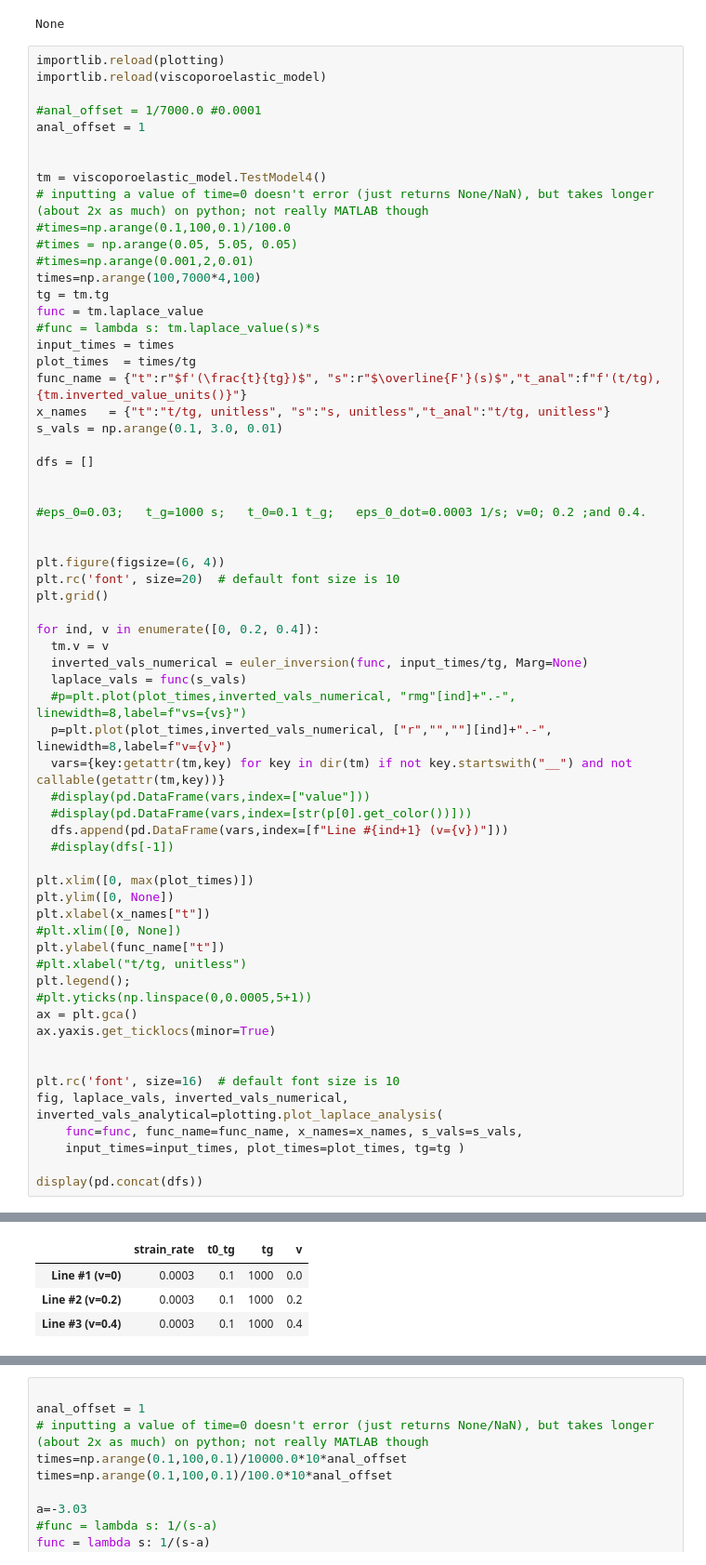
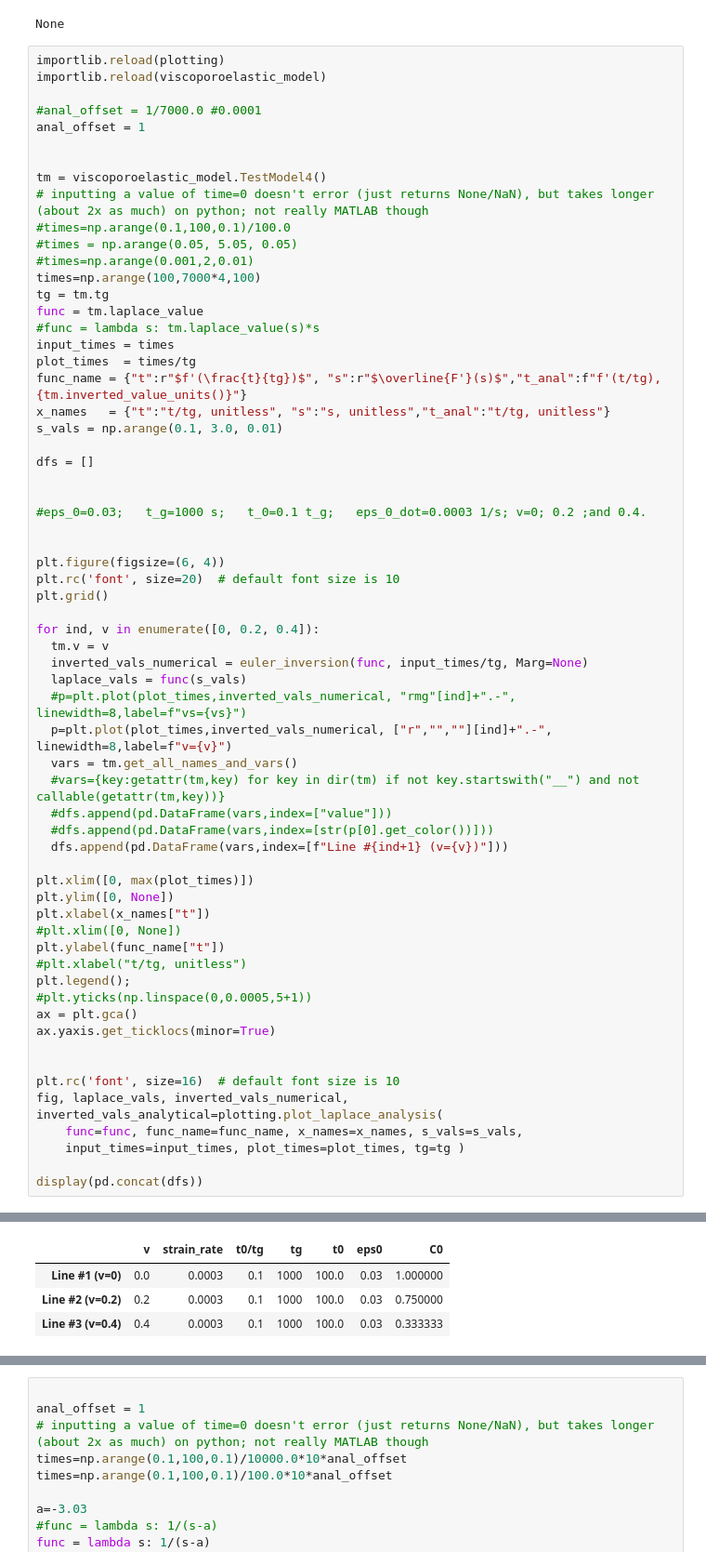
Before and after one commit to ryerrabelli/Yerrabelli-Spector-Poroelastic-Model-Code, a Jupyter notebook: src/colab.ipynb, the cells around one changed output, grey strips where cells are left out. Shown at 93% size. Drawn from its saved outputs; the diff is of its cells as text.

```diff
--- a/src/colab.ipynb
+++ b/src/colab.ipynb
@@ -580,11 +584,11 @@ for ind, v in enumerate([0, 0.2, 0.4]):
   laplace_vals = func(s_vals)
   #p=plt.plot(plot_times,inverted_vals_numerical, "rmg"[ind]+".-", linewidth=8,label=f"vs={vs}")
   p=plt.plot(plot_times,inverted_vals_numerical, ["r","",""][ind]+".-", linewidth=8,label=f"v={v}")
-  vars={key:getattr(tm,key) for key in dir(tm) if not key.startswith("__") and not callable(getattr(tm,key))}
-  #display(pd.DataFrame(vars,index=["value"]))
-  #display(pd.DataFrame(vars,index=[str(p[0].get_color())]))
+  vars = tm.get_all_names_and_vars()
+  #vars={key:getattr(tm,key) for key in dir(tm) if not key.startswith("__") and not callable(getattr(tm,key))}
+  #dfs.append(pd.DataFrame(vars,index=["value"]))
+  #dfs.append(pd.DataFrame(vars,index=[str(p[0].get_color())]))
   dfs.append(pd.DataFrame(vars,index=[f"Line #{ind+1} (v={v})"]))
-  #display(dfs[-1])
 
 plt.xlim([0, max(plot_times)])
 plt.ylim([0, None])
@@ -609,6 +613,6 @@ Time taken in sec: 0.04615044593811035
-|  | strain_rate | t0_tg | tg | v |
-| Line #1 (v=0) | 0.0003 | 0.1 | 1000 | 0.0 |
-| Line #2 (v=0.2) | 0.0003 | 0.1 | 1000 | 0.2 |
-| Line #3 (v=0.4) | 0.0003 | 0.1 | 1000 | 0.4 |
+|  | v | strain_rate | t0/tg | tg | t0 | eps0 | C0 |
+| Line #1 (v=0) | 0.0 | 0.0003 | 0.1 | 1000 | 100.0 | 0.03 | 1.000000 |
+| Line #2 (v=0.2) | 0.2 | 0.0003 | 0.1 | 1000 | 100.0 | 0.03 | 0.750000 |
+| Line #3 (v=0.4) | 0.4 | 0.0003 | 0.1 | 1000 | 100.0 | 0.03 | 0.333333 |
 [figure]
 [figure]
```
Also changed, not shown: parts of 5 cells of this notebook, 1 other file.
